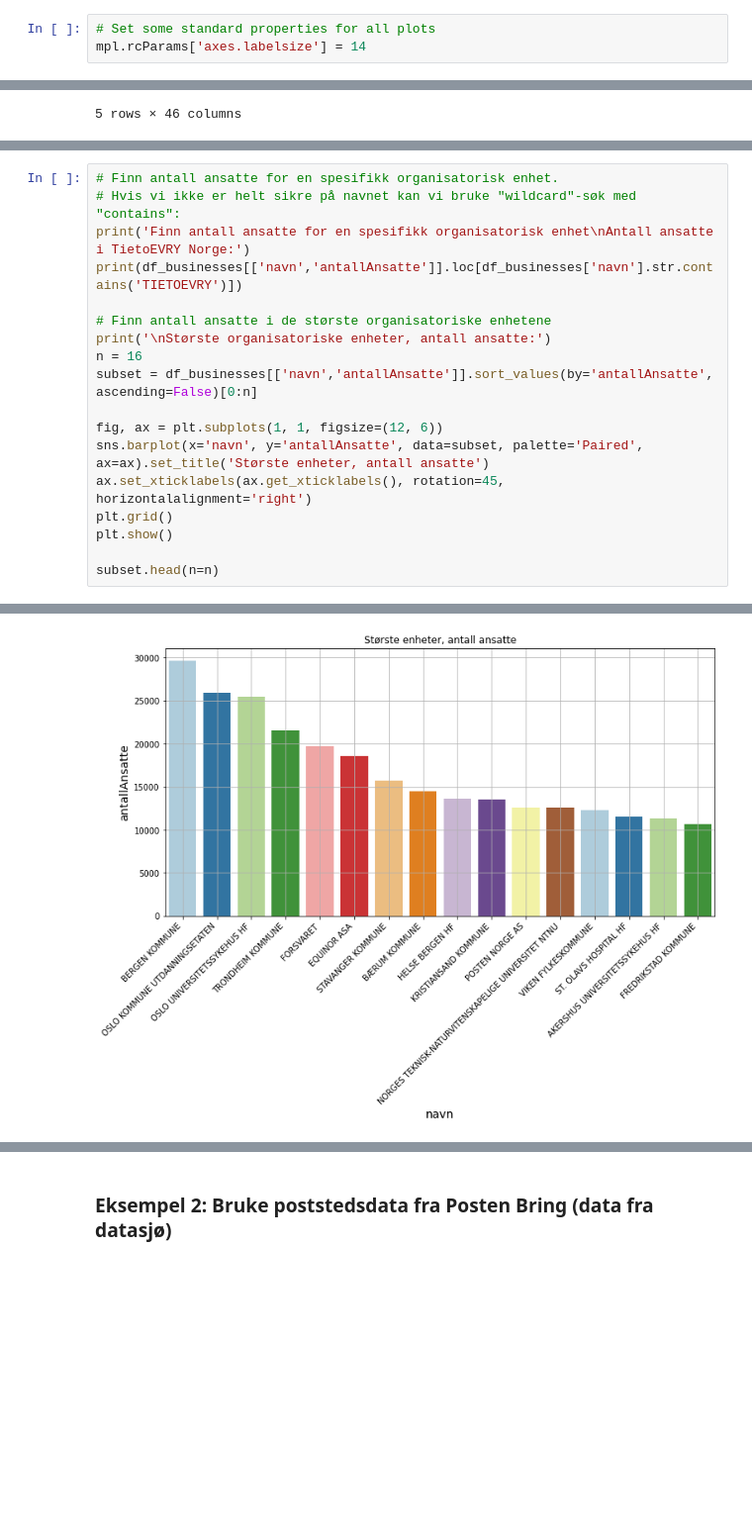
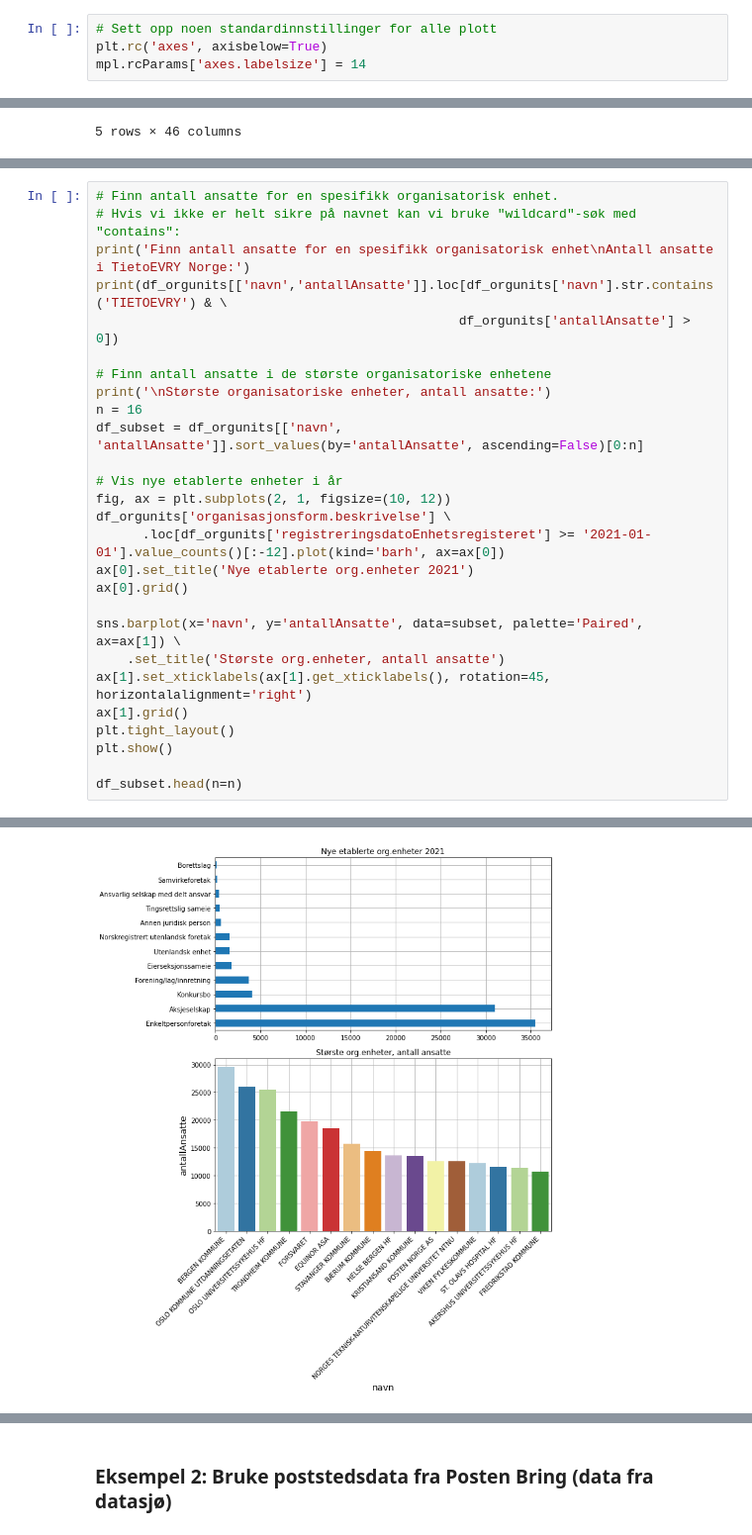
Before and after one commit to datadeling/poc_oss, a Jupyter notebook: notebooks/DataFabrikken_2_0_Demo.ipynb, the cells around one changed output, grey strips where cells are left out. Shown: that part at 99% size. Saved outputs shown, nothing was run; the diff lists cells and outputs as text; blank space fills up the shorter version.

Commit message:
Added ML example on movie reviews dataset, added a few more plots

```diff
--- a/notebooks/DataFabrikken_2_0_Demo.ipynb
+++ b/notebooks/DataFabrikken_2_0_Demo.ipynb
@@ -129,3 +156,4 @@ You have geopandas 0.10.2
 # %%
-# Set some standard properties for all plots
+# Sett opp noen standardinnstillinger for alle plott
+plt.rc('axes', axisbelow=True)
 mpl.rcParams['axes.labelsize'] = 14
@@ -323,20 +355,29 @@ dtype: int64
 # Finn antall ansatte for en spesifikk organisatorisk enhet.
 # Hvis vi ikke er helt sikre på navnet kan vi bruke "wildcard"-søk med "contains":
 print('Finn antall ansatte for en spesifikk organisatorisk enhet\nAntall ansatte i TietoEVRY Norge:')
-print(df_businesses[['navn','antallAnsatte']].loc[df_businesses['navn'].str.contains('TIETOEVRY')])
+print(df_orgunits[['navn','antallAnsatte']].loc[df_orgunits['navn'].str.contains('TIETOEVRY') & \
+                                               df_orgunits['antallAnsatte'] > 0])
 
 # Finn antall ansatte i de største organisatoriske enhetene
 print('\nStørste organisatoriske enheter, antall ansatte:')
 n = 16
-subset = df_businesses[['navn','antallAnsatte']].sort_values(by='antallAnsatte', ascending=False)[0:n]
+df_subset = df_orgunits[['navn', 'antallAnsatte']].sort_values(by='antallAnsatte', ascending=False)[0:n]
 
-fig, ax = plt.subplots(1, 1, figsize=(12, 6))
-sns.barplot(x='navn', y='antallAnsatte', data=subset, palette='Paired', ax=ax).set_title('Største enheter, antall ansatte')
-ax.set_xticklabels(ax.get_xticklabels(), rotation=45, horizontalalignment='right')
-plt.grid()
+# Vis nye etablerte enheter i år
+fig, ax = plt.subplots(2, 1, figsize=(10, 12))
+df_orgunits['organisasjonsform.beskrivelse'] \
+      .loc[df_orgunits['registreringsdatoEnhetsregisteret'] >= '2021-01-01'].value_counts()[:-12].plot(kind='barh', ax=ax[0])
+ax[0].set_title('Nye etablerte org.enheter 2021')
+ax[0].grid()
+
+sns.barplot(x='navn', y='antallAnsatte', data=subset, palette='Paired', ax=ax[1]) \
+    .set_title('Største org.enheter, antall ansatte')
+ax[1].set_xticklabels(ax[1].get_xticklabels(), rotation=45, horizontalalignment='right')
+ax[1].grid()
+plt.tight_layout()
 plt.show()
 
-subset.head(n=n)
+df_subset.head(n=n)
 # %% [output]
 Finn antall ansatte for en spesifikk organisatorisk enhet
 Antall ansatte i TietoEVRY Norge:
@@ -345,8 +385,8 @@ Antall ansatte i TietoEVRY Norge:
 1044739  TIETOEVRY ACCOUNTING AS             57
 1054829      TIETOEVRY NORWAY AS           3217
 
 Største organisatoriske enheter, antall ansatte:
-[figure, old version]
+[figure, new version]
 |  | navn | antallAnsatte |
 | 981279 | BERGEN KOMMUNE | 29628 |
 | 998584 | OSLO KOMMUNE UTDANNINGSETATEN | 25940 |
```
Also changed, not shown: parts of 17 cells of this notebook.
